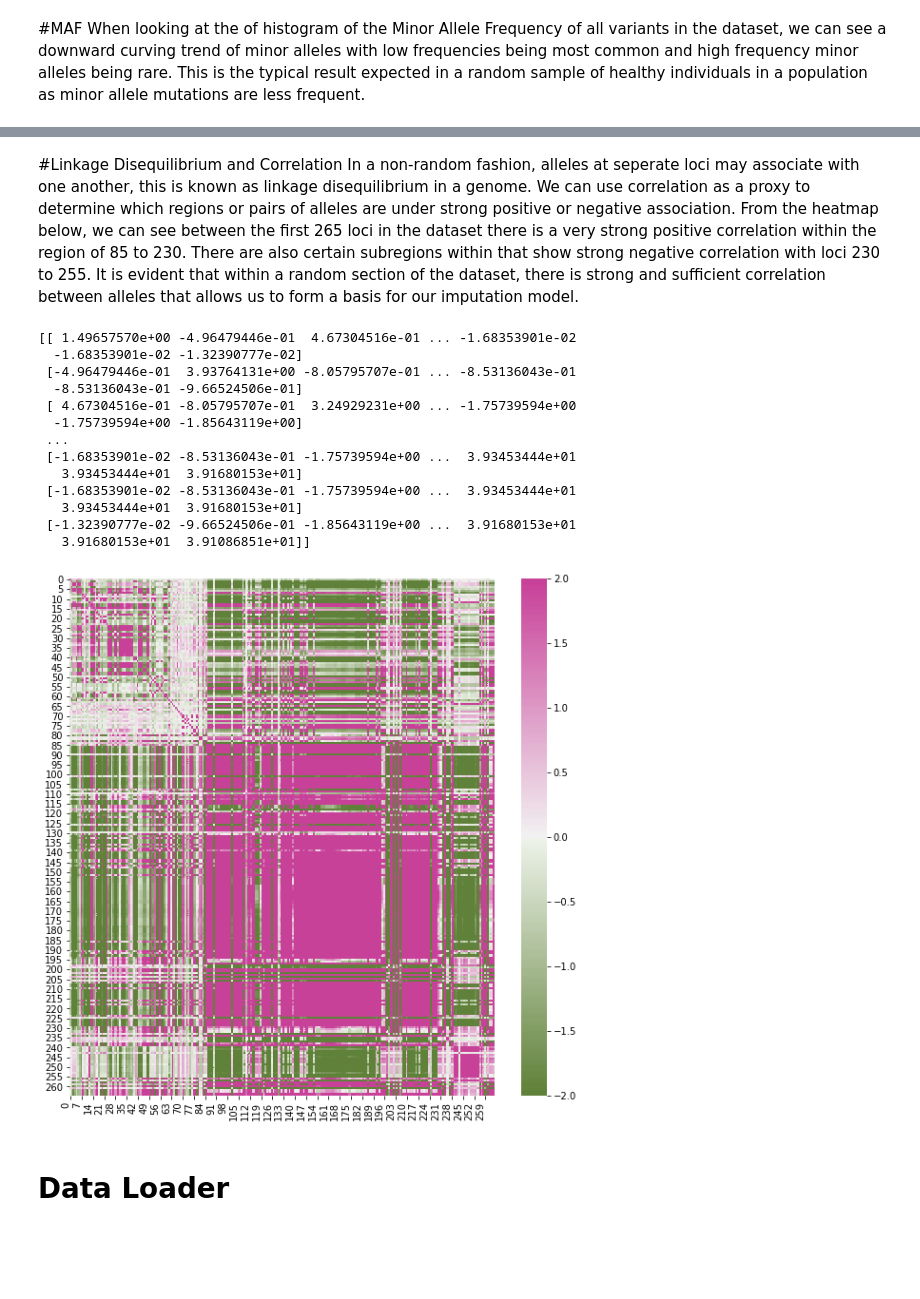
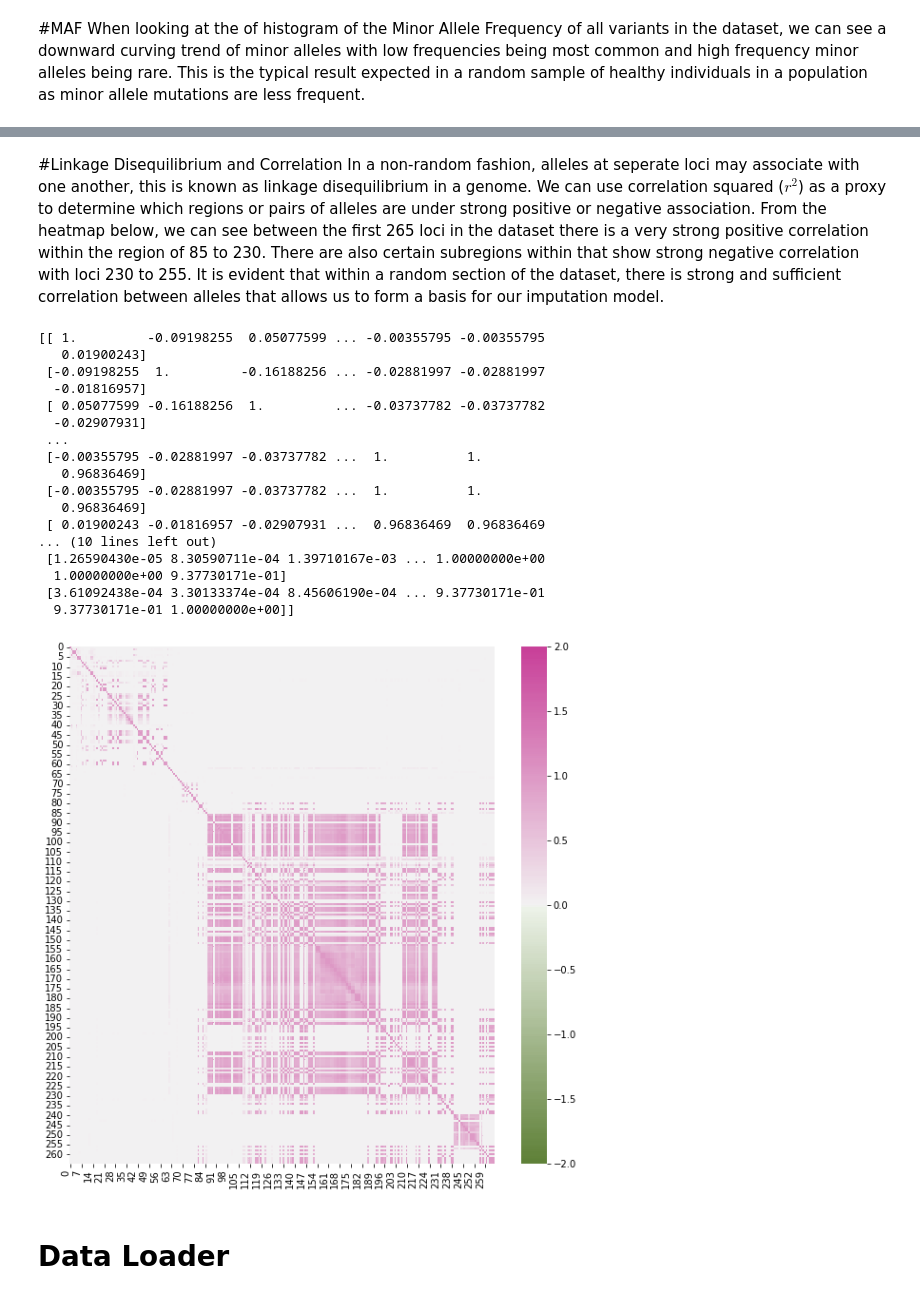
Before and after one commit to conniaren/GenotypeImputationProject, a Jupyter notebook: 1-Data-exploration/data_exploration.ipynb, the cells around one changed output, grey strips where cells are left out. Saved outputs shown, nothing was run; the diff lists cells and outputs as text; code cells hidden in the pictures; blank space fills up the shorter version.

Commit message:
Fix LD plot, cleanup

```diff
--- a/1-Data-exploration/data_exploration.ipynb
+++ b/1-Data-exploration/data_exploration.ipynb
@@ -75,48 +59,53 @@ _ = plt.ylabel("n")
 # %% [markdown]
 #Linkage Disequilibrium and Correlation
-In a non-random fashion, alleles at seperate loci may associate with one another, this is known as linkage disequilibrium in a genome. We can use correlation as a proxy to determine which regions or pairs of alleles are under strong positive or negative association. From the heatmap below, we can see between the first 265 loci in the dataset there is a very strong positive correlation within the region of 85 to 230. There are also certain subregions within that show strong negative correlation with loci 230 to 255. It is evident that within a random section of the dataset, there is strong and sufficient correlation between alleles that allows us to form a basis for our imputation model.
+In a non-random fashion, alleles at seperate loci may associate with one another, this is known as linkage disequilibrium in a genome. We can use correlation squared ($r^2$) as a proxy to determine which regions or pairs of alleles are under strong positive or negative association. From the heatmap below, we can see between the first 265 loci in the dataset there is a very strong positive correlation within the region of 85 to 230. There are also certain subregions within that show strong negative correlation with loci 230 to 255. It is evident that within a random section of the dataset, there is strong and sufficient correlation between alleles that allows us to form a basis for our imputation model.
 # %%
     subset_alleles = dataset.todense()[:,0:265]
 
     x = (~np.isnan(subset_alleles)).astype(int)
     x = np.dot(x.T, x)
 
     #standardize values
     standard = (subset_alleles-np.nanmean(subset_alleles, axis = 0))/ np.nanstd(subset_alleles, axis = 0)
     #standard[np.isnan(standard)] = 0
     r = np.dot(standard.T, standard) / x
-    correlation_coeff = r**2
+    print(r)
+    correlation_coeff = np.square(r)
     print(correlation_coeff)
 
     import seaborn as sns
 
     plt.figure(figsize = (10,10))
 
     ax = sns.heatmap(
     correlation_coeff,
     vmin=-2, vmax=2, center=0,
     cmap=sns.diverging_palette(111, 333, n=200)
 )
     ax.set_xticklabels(
     ax.get_xticklabels(),
     rotation=90,
     horizontalalignment='right'
 );
 # %% [output]
-[[ 1.49657570e+00 -4.96479446e-01  4.67304516e-01 ... -1.68353901e-02
-  -1.68353901e-02 -1.32390777e-02]
- [-4.96479446e-01  3.93764131e+00 -8.05795707e-01 ... -8.53136043e-01
-  -8.53136043e-01 -9.66524506e-01]
- [ 4.67304516e-01 -8.05795707e-01  3.24929231e+00 ... -1.75739594e+00
-  -1.75739594e+00 -1.85643119e+00]
+[[ 1.         -0.09198255  0.05077599 ... -0.00355795 -0.00355795
+   0.01900243]
+ [-0.09198255  1.         -0.16188256 ... -0.02881997 -0.02881997
+  -0.01816957]
+ [ 0.05077599 -0.16188256  1.         ... -0.03737782 -0.03737782
+  -0.02907931]
  ...
- [-1.68353901e-02 -8.53136043e-01 -1.75739594e+00 ...  3.93453444e+01
-   3.93453444e+01  3.91680153e+01]
- [-1.68353901e-02 -8.53136043e-01 -1.75739594e+00 ...  3.93453444e+01
-   3.93453444e+01  3.91680153e+01]
- [-1.32390777e-02 -9.66524506e-01 -1.85643119e+00 ...  3.91680153e+01
-   3.91680153e+01  3.91086851e+01]]
+ [-0.00355795 -0.02881997 -0.03737782 ...  1.          1.
+   0.96836469]
+ [-0.00355795 -0.02881997 -0.03737782 ...  1.          1.
+   0.96836469]
+ [ 0.01900243 -0.01816957 -0.02907931 ...  0.96836469  0.96836469
+... (10 lines left out)
+ [1.26590430e-05 8.30590711e-04 1.39710167e-03 ... 1.00000000e+00
+  1.00000000e+00 9.37730171e-01]
+ [3.61092438e-04 3.30133374e-04 8.45606190e-04 ... 9.37730171e-01
+  9.37730171e-01 1.00000000e+00]]
-[figure, old version]
+[figure, new version]
 # %% [markdown]
 # Data Loader
 # %%
```
Also changed, not shown: parts of 3 cells of this notebook.
